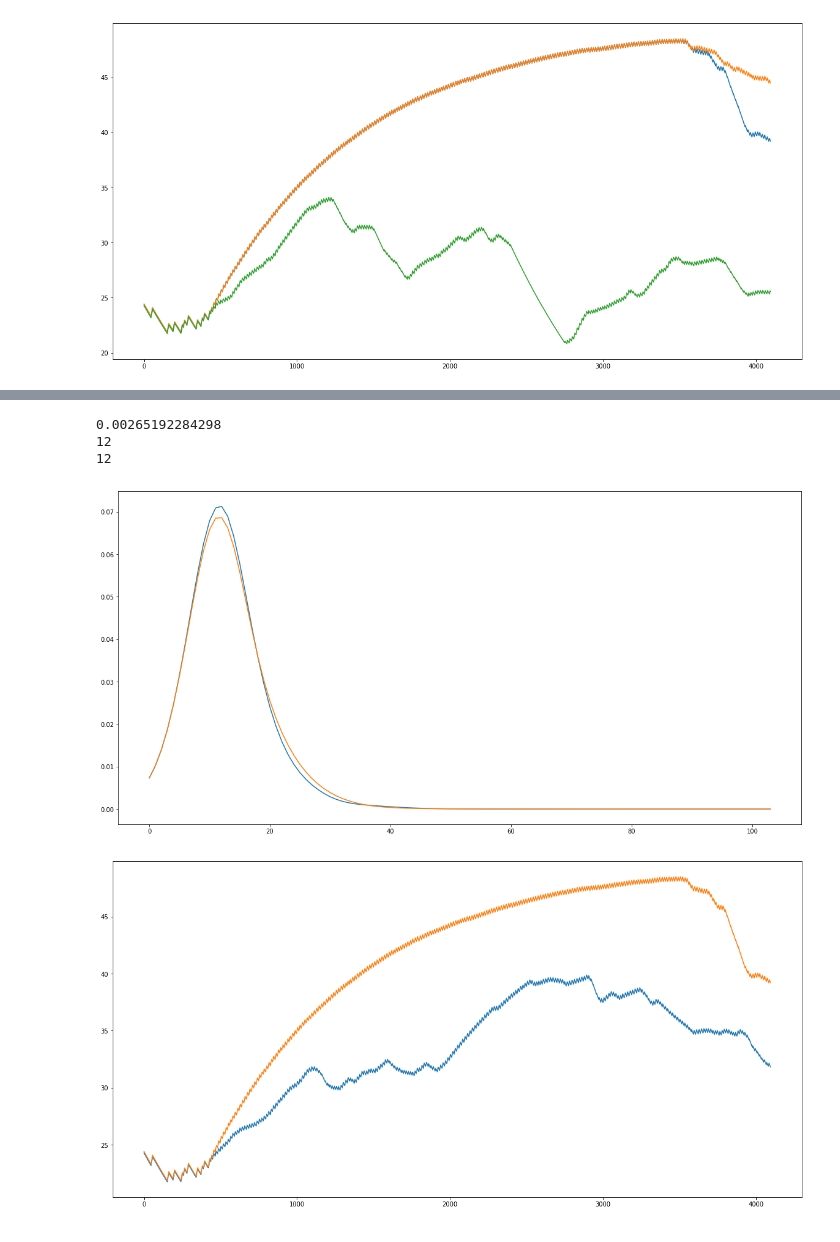
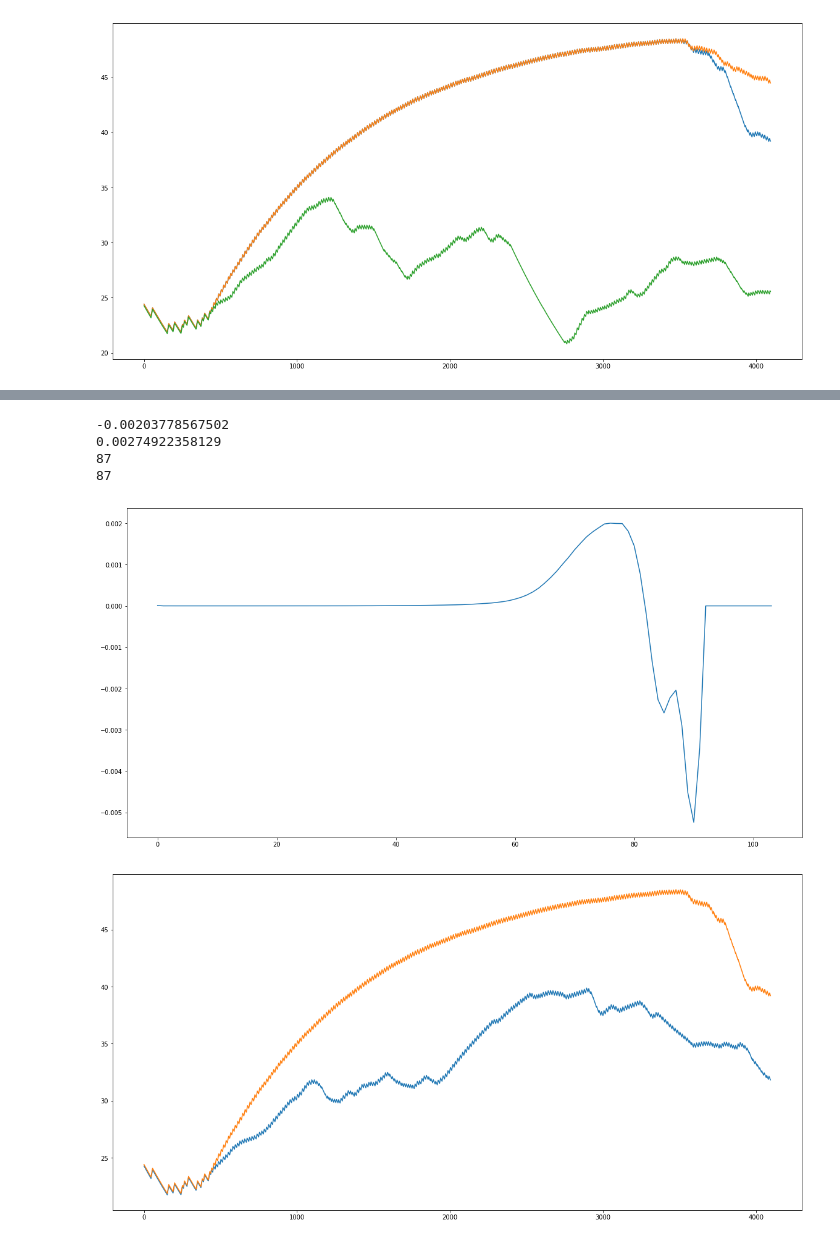
Before and after one commit to dkaravaev/neurodyn, a Jupyter notebook: Original.ipynb, the cells around one changed output, grey strips where cells are left out. Cells and saved outputs as stored; diff of their text form; code cells hidden in the pictures.

```diff
--- a/Original.ipynb
+++ b/Original.ipynb
@@ -38,11 +38,7 @@ signal = SwitchSignal([2000, time_interval], [RandomUnitSignal(N), ZeroSignal(N)
 handler = ComputationHandler(time_interval)
 results = handler.run(net, signal, callbacks)
 # %%
-w_file    = h5py.File('data/data.hfd5', 'r')
-swt_file  = h5py.File('data/swt.hfd5', 'r')
-
-W   = w_file['W']
-SWT = swt_file['SWT']
+W = h5py.File('data/data.hfd5', 'r')['W']
 # %%
 class SWTDistribution:
     def __init__(self, signal, wavelet):
@@ -64,16 +60,13 @@ class SWTDistribution:
     def jensen(self, other):
         return .5 * (self.divergence(other) + other.divergence(self))
 
-def swt_scalogramm(signal, wavelet):
-    return np.asarray([D ** 2  for _, D in pywt.swt(signal, wavelet, level=np.log2(signal.shape[0]))])
 
 class DWTDistribution:
     def __init__(self, signal, wavelet):
         level = pywt.dwt_max_level(signal.shape[0], pywt.Wavelet(wavelet).dec_len)
         dwt = pywt.wavedec(signal, wavelet, level=level)
-        self.power = np.asarray([np.sum(coeffs ** 2) for coeffs in dwt])
-        self.power /= np.sum(self.power)
-        self.value = np.flip(self.power, axis=-1)
+        self.value = np.flip(np.asarray([np.sum(coeffs ** 2) for coeffs in dwt]), axis=-1)
+        self.value /= np.sum(self.value)
 
     @property
     def entropy(self):
@@ -89,11 +82,19 @@ class DWTDistribution:
     def jensen(self, other):
         return .5 * (self.divergence(other) + other.divergence(self))
 
+
 class CWTDistribution:
     def __init__(self, signal, wavelet):
-        self.power = WaveletTransform(signal, wavelet=wavelet, mask_coi=True).wavelet_power
-        self.power = np.sum(self.power, axis=1) / np.sum(self.power)
-        self.value = np.flip(self.power, axis=-1)
+        # self.power = WaveletTransform(signal, wavelet=wavelet, mask_coi=True).wavelet_power
+        wa = WaveletTransform(signal, wavelet=wavelet)
+        coi = wa.wavelet.coi
+        s = wa.scales
+        t = wa.time
+        T, S = np.meshgrid(t, s)
+        inside_coi = (coi(S) < T) & (T < (T.max() - coi(S)))
+        masked_power = np.ma.masked_where(~inside_coi, wa.wavelet_power)
+        masked_power.set_fill_value(0)
+        self.value = np.sum(masked_power.filled(), axis=1) / np.sum(masked_power.filled())
 
     @property
     def entropy(self):
@@ -287,20 +363,22 @@ plt.show()
 # %%
 #dist1 = CWTDistribution(W[8, 12, 6000:10096], Ricker())
-dist1 = CWTDistribution(W[63, 44, 6000:10096], Ricker())
-dist2 = CWTDistribution(W[25, 23, 6000:10096], Ricker())
+dist1 = CWTDistribution(W[25, 23, 6000:10096], Ricker())
+dist2 = CWTDistribution(W[5, 13, 6000:10096], Ricker())
 plt.figure(figsize=(20, 10))
-plt.plot(dist1.value)
-plt.plot(dist2.value)
-#plt.plot(dist3.value)
+plt.plot(dist1.value - dist2.value)
+#plt.plot(dist1.value)
+#plt.plot(dist2.value)
+print(dist1.value[dist1.moda] - dist2.value[dist2.moda])
 print(dist1.jensen(dist2))
 print(dist1.moda)
 print(dist2.moda)
 plt.show()
 # %% [output]
-0.00265192284298
-12
-12
+-0.00203778567502
+0.00274922358129
+87
+87
-[figure, old version]
+[figure, new version]
 # %%
 plt.figure(figsize=(20, 10))
 plt.plot(W[63, 39, 6000:10096])
```
Also changed, not shown: parts of 13 cells of this notebook, 2 other files.
